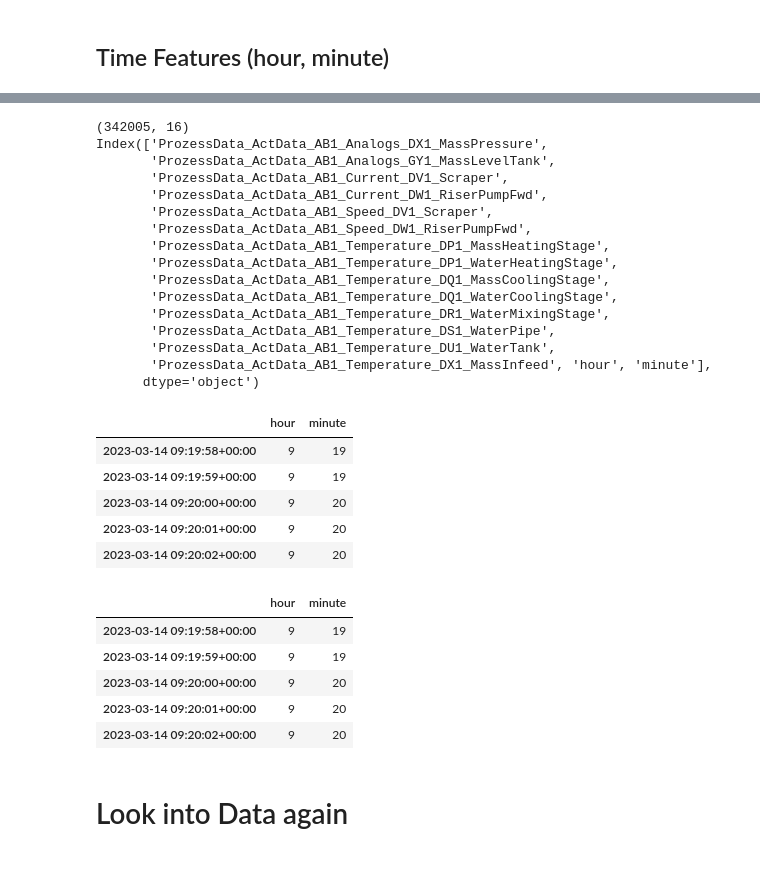
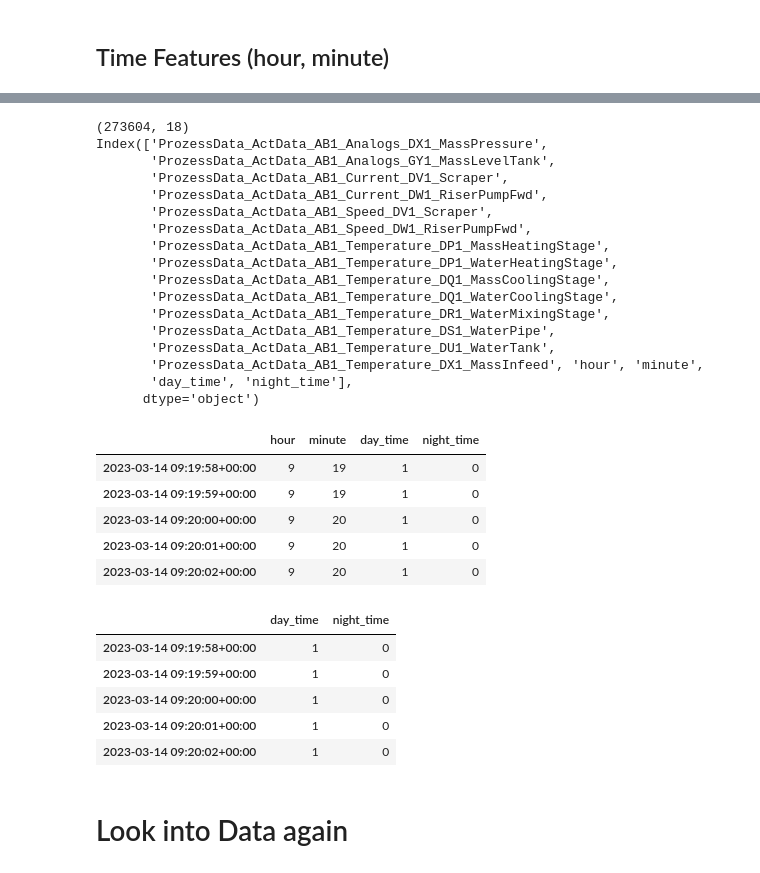
Before and after one commit to KarlLearnsAI/OWL_Factory_Hackathon, a Jupyter notebook: notebooks/1_explorative_data_analysis/eda_karl.ipynb, the cells around one changed output, grey strips where cells are left out. Cells and saved outputs as stored; diff of their text form; code cells hidden in the pictures.

```diff
--- a/notebooks/1_explorative_data_analysis/eda_karl.ipynb
+++ b/notebooks/1_explorative_data_analysis/eda_karl.ipynb
@@ -105,0 +126,3 @@ y3 = pd.concat([train_1_y, eval_3_y], axis=0)
+# %%
+X = pd.concat([train_1_x, train_2_x, eval_3_x], axis=0)
+y = pd.concat([train_1_y, train_2_y, eval_3_y], axis=0)
@@ -134,7 +178,7 @@ Features: Index(['ProzessData_ActData_AB1_Analogs_DX1_MassPressure',
 | 2023-03-14 01:50:04+00:00 | 0.92 | 63.340000 | 0.0 | 0.0 | ... |
 # %%
 # print start-end dates and if any index duplicates
-for df in [X1, X2, X3]:
+for df in [X1, X2, X3, train_1_x, train_2_x, eval_3_x]:
     print(df.index.min())
     print(df.index.max())
     duplicate_indices = df.index.duplicated()
@@ -198,15 +242,24 @@ Index(['ProzessData_ActData_AB1_Analogs_DX1_MassPressure',
 def add_time_features(df):
     df['hour'] = df.index.hour
     df['minute'] = df.index.minute
+    daytime_arr = []
+    for idx in df.index:
+        if df.loc[idx, "hour"] >= 6 and df.loc[idx, "hour"] <= 18:
+            daytime_arr.append(1)
+        else:
+            daytime_arr.append(0)
+
+    df['day_time'] = daytime_arr
+    df['night_time'] = 1 - df['day_time']
     return df
 
 test_df = add_time_features(test_df)
 # %%
 print(test_df.shape)
 print(test_df.columns)
-test_df.iloc[29998:30003,-2:]
+test_df.iloc[29998:30003,-4:]
 # %% [output]
-(342005, 16)
+(273604, 18)
 Index(['ProzessData_ActData_AB1_Analogs_DX1_MassPressure',
        'ProzessData_ActData_AB1_Analogs_GY1_MassLevelTank',
        'ProzessData_ActData_AB1_Current_DV1_Scraper',
@@ -220,27 +273,33 @@ Index(['ProzessData_ActData_AB1_Analogs_DX1_MassPressure',
        'ProzessData_ActData_AB1_Temperature_DR1_WaterMixingStage',
        'ProzessData_ActData_AB1_Temperature_DS1_WaterPipe',
        'ProzessData_ActData_AB1_Temperature_DU1_WaterTank',
-       'ProzessData_ActData_AB1_Temperature_DX1_MassInfeed', 'hour', 'minute'],
+       'ProzessData_ActData_AB1_Temperature_DX1_MassInfeed', 'hour', 'minute',
+       'day_time', 'night_time'],
       dtype='object')
-|  | hour | minute |
-| 2023-03-14 09:19:58+00:00 | 9 | 19 |
-| 2023-03-14 09:19:59+00:00 | 9 | 19 |
-| 2023-03-14 09:20:00+00:00 | 9 | 20 |
-| 2023-03-14 09:20:01+00:00 | 9 | 20 |
-| 2023-03-14 09:20:02+00:00 | 9 | 20 |
+|  | hour | minute | day_time | night_time |
+| 2023-03-14 09:19:58+00:00 | 9 | 19 | 1 | 0 |
+| 2023-03-14 09:19:59+00:00 | 9 | 19 | 1 | 0 |
+| 2023-03-14 09:20:00+00:00 | 9 | 20 | 1 | 0 |
+| 2023-03-14 09:20:01+00:00 | 9 | 20 | 1 | 0 |
+| 2023-03-14 09:20:02+00:00 | 9 | 20 | 1 | 0 |
 # %%
 # apply to all custom splits: X1, X2, X3
+X = add_time_features(X)
 X1 = add_time_features(X1)
 X2 = add_time_features(X2)
 X3 = add_time_features(X3)
-X1.iloc[29998:30003,-2:]
+train_1_x = add_time_features(train_1_x)
+train_2_x = add_time_features(train_2_x)
+eval_3_x = add_time_features(eval_3_x)
+
+X.iloc[29998:30003,-2:]
 # %% [output]
-|  | hour | minute |
-| 2023-03-14 09:19:58+00:00 | 9 | 19 |
-| 2023-03-14 09:19:59+00:00 | 9 | 19 |
-| 2023-03-14 09:20:00+00:00 | 9 | 20 |
-| 2023-03-14 09:20:01+00:00 | 9 | 20 |
-| 2023-03-14 09:20:02+00:00 | 9 | 20 |
+|  | day_time | night_time |
+| 2023-03-14 09:19:58+00:00 | 1 | 0 |
+| 2023-03-14 09:19:59+00:00 | 1 | 0 |
+| 2023-03-14 09:20:00+00:00 | 1 | 0 |
+| 2023-03-14 09:20:01+00:00 | 1 | 0 |
+| 2023-03-14 09:20:02+00:00 | 1 | 0 |
 # %% [markdown]
 # Look into Data again
 # %% [markdown]
```
Also changed, not shown: parts of 18 cells of this notebook, 1 other file.
